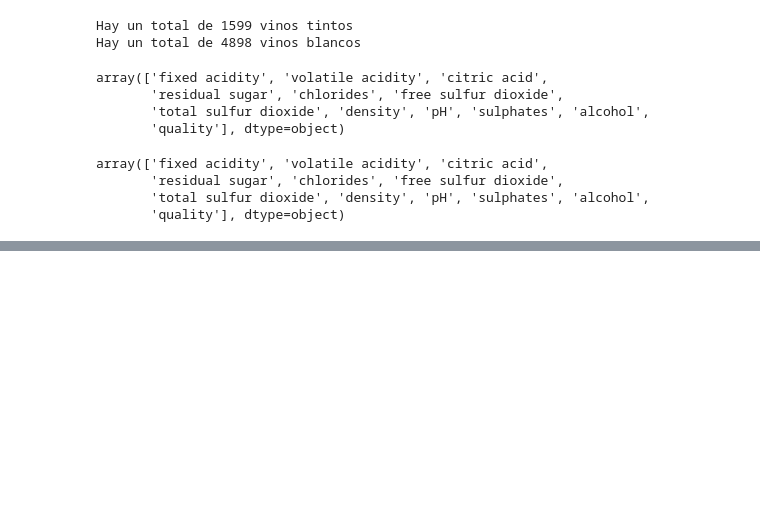
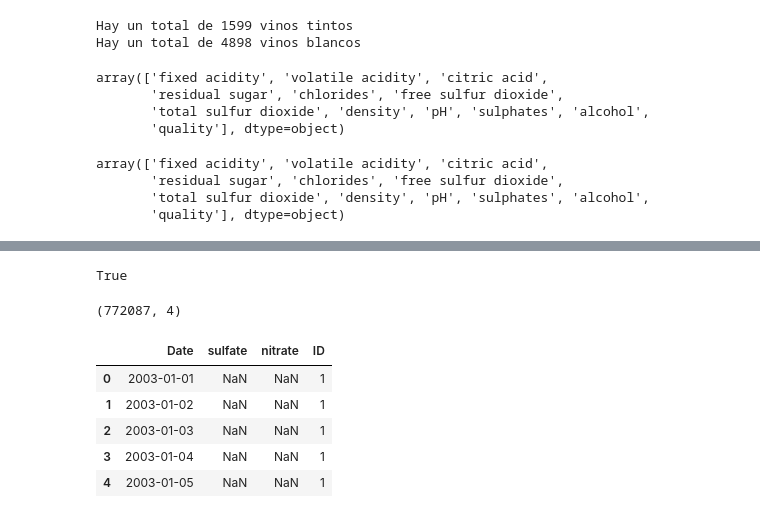
Before and after one commit to javilledo/MachineLearning, a Jupyter notebook: notebooks/t02_04_data_cleaning_concatenación_de_datos.ipynb, the cells around one changed output, grey strips where cells are left out. Drawn from its saved outputs; the diff is of its cells as text; code cells hidden in the pictures; blank space fills up the shorter version.

```diff
--- a/notebooks/t02_04_data_cleaning_concatenación_de_datos.ipynb
+++ b/notebooks/t02_04_data_cleaning_concatenación_de_datos.ipynb
@@ -32,0 +92,11 @@ array(['fixed acidity', 'volatile acidity', 'citric acid',
+# %%
+import pandas as pd
+
+#Inicialmente analizaremos el primer fichero para ver cómo está organizado
+url_general ='https://raw.githubusercontent.com/javilledo/python-ml-course/master/datasets/distributed-data/'
+filename = '001.csv'
+url_001 = url_general + filename
+data_001 = pd.read_csv(url_001)
+print(data_001.head())
+print(data_001.shape)
+#matriz sparse significa que la mayoría de datos no aparecen
@@ -32,0 +119,39 @@ array(['fixed acidity', 'volatile acidity', 'citric acid',
+# %%
+import pandas as pd
+
+url_base = 'https://raw.githubusercontent.com/javilledo/python-ml-course/master/datasets/distributed-data/'
+filename = '001.csv'
+url = url_general + filename
+data = pd.read_csv(url)
+
+final_len = len(data)
+
+for i in range(2,333):
+  if i < 10:
+    filename = '00' + str(i) + '.csv'
+  elif i < 100:
+    filename = '0' + str(i) + '.csv'
+  else:
+    filename = str(i) + '.csv'
+  url = url_general + filename
+  datafile = pd.read_csv(url)
+  final_len += len(datafile)
+  data = pd.concat([data, datafile], axis = 0)
+  final_len
+# %%
+final_len == data.shape[0]
+# %% [output]
+True
+# %%
+data.shape
+# %% [output]
+(772087, 4)
+# %%
+data.head()
+# %% [output]
+|  | Date | sulfate | nitrate | ID |
+| 0 | 2003-01-01 | NaN | NaN | 1 |
+| 1 | 2003-01-02 | NaN | NaN | 1 |
+| 2 | 2003-01-03 | NaN | NaN | 1 |
+| 3 | 2003-01-04 | NaN | NaN | 1 |
+| 4 | 2003-01-05 | NaN | NaN | 1 |
```
Also changed, not shown: parts of 10 cells of this notebook.
